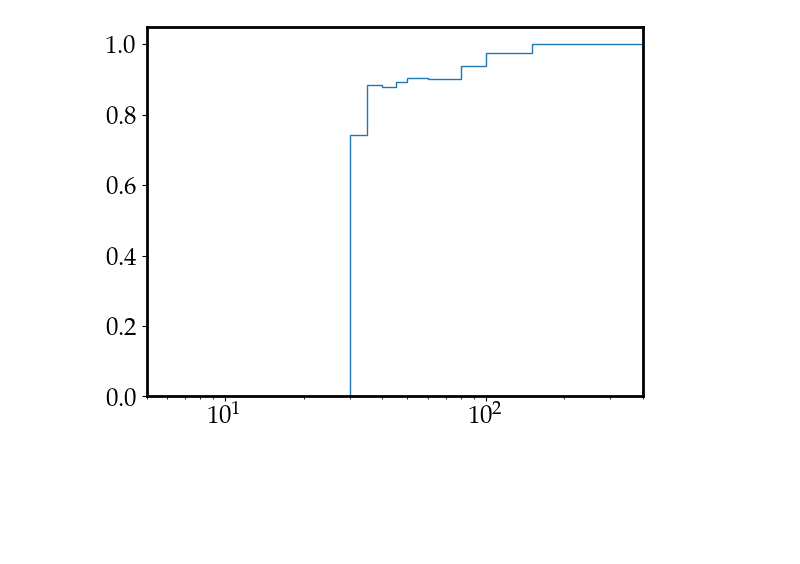
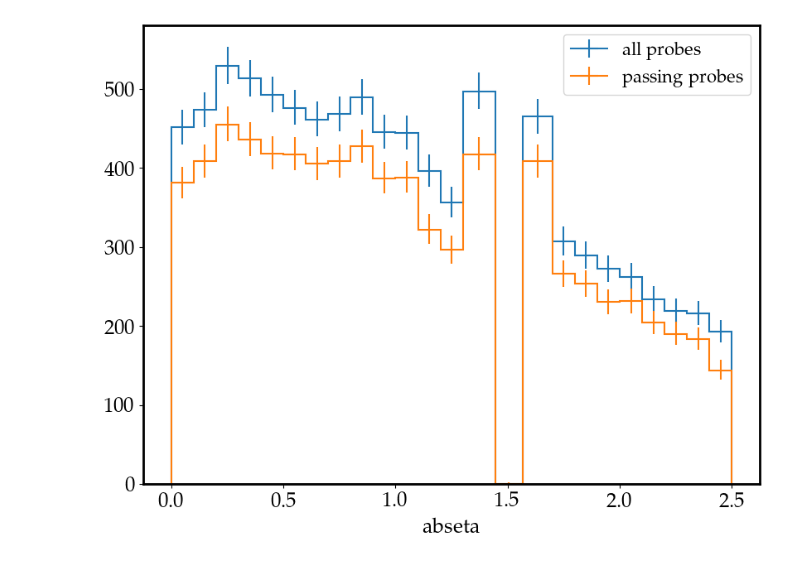
Before and after one commit to ikrommyd/egamma-tnp, a Jupyter notebook: EgammaTnP.ipynb, the cells around one changed output. Saved outputs shown, nothing was run; the diff lists cells and outputs as text; code cells hidden in the pictures; blank space fills up the shorter version.

```diff
--- a/EgammaTnP.ipynb
+++ b/EgammaTnP.ipynb
@@ -214,9 +214,23 @@ etaaxis = hist.axis.Variable(etabins, name="eta")
 heta_all = Hist(etaaxis)
 heta_pass = Hist(etaaxis)
 
+absetaaxis = hist.axis.Variable(np.unique(np.abs(etabins)), name="abseta")
+habseta_all = Hist(absetaaxis)
+habseta_pass = Hist(absetaaxis)
+
+
 hpt_all.fill(ak.flatten(all_probes.pt))
 hpt_pass.fill(ak.flatten(passing_probes.pt))
 
 heta_all.fill(ak.flatten(all_probes.eta))
-heta_pass.fill(ak.flatten(passing_probes.eta));
+heta_pass.fill(ak.flatten(passing_probes.eta))
+
+habseta_all.fill(abs(ak.flatten(all_probes.eta)))
+habseta_pass.fill(abs(ak.flatten(passing_probes.eta)))
+
+hptratio = hpt_pass / hpt_all
+hptratio[:] = replace_nans(hptratio.values())
+
+hetaratio = habseta_pass / habseta_all
+hetaratio[:] = replace_nans(hetaratio.values())
 # %%
@@ -242,6 +254,9 @@ ratio = replace_nans(hpt_pass.values() / hpt_all.values())
-# %%
-plt.stairs(ratio, ptbins)
-plt.xlim(5, 400)
-plt.xscale("log")
-# %% [output]
-[figure, removed]
+# %%
+plt.figure(figsize=(6.4 * 1.5, 4.8 * 1.5))
+habseta_all.plot1d(label="all probes")
+habseta_pass.plot1d(label="passing probes")
+plt.legend()
+plt.savefig("plots/abseta.pdf", bbox_inches="tight")
+plt.show()
+# %% [output]
+[figure, added]
```
Also changed, not shown: parts of 7 cells of this notebook, 5 other files.
